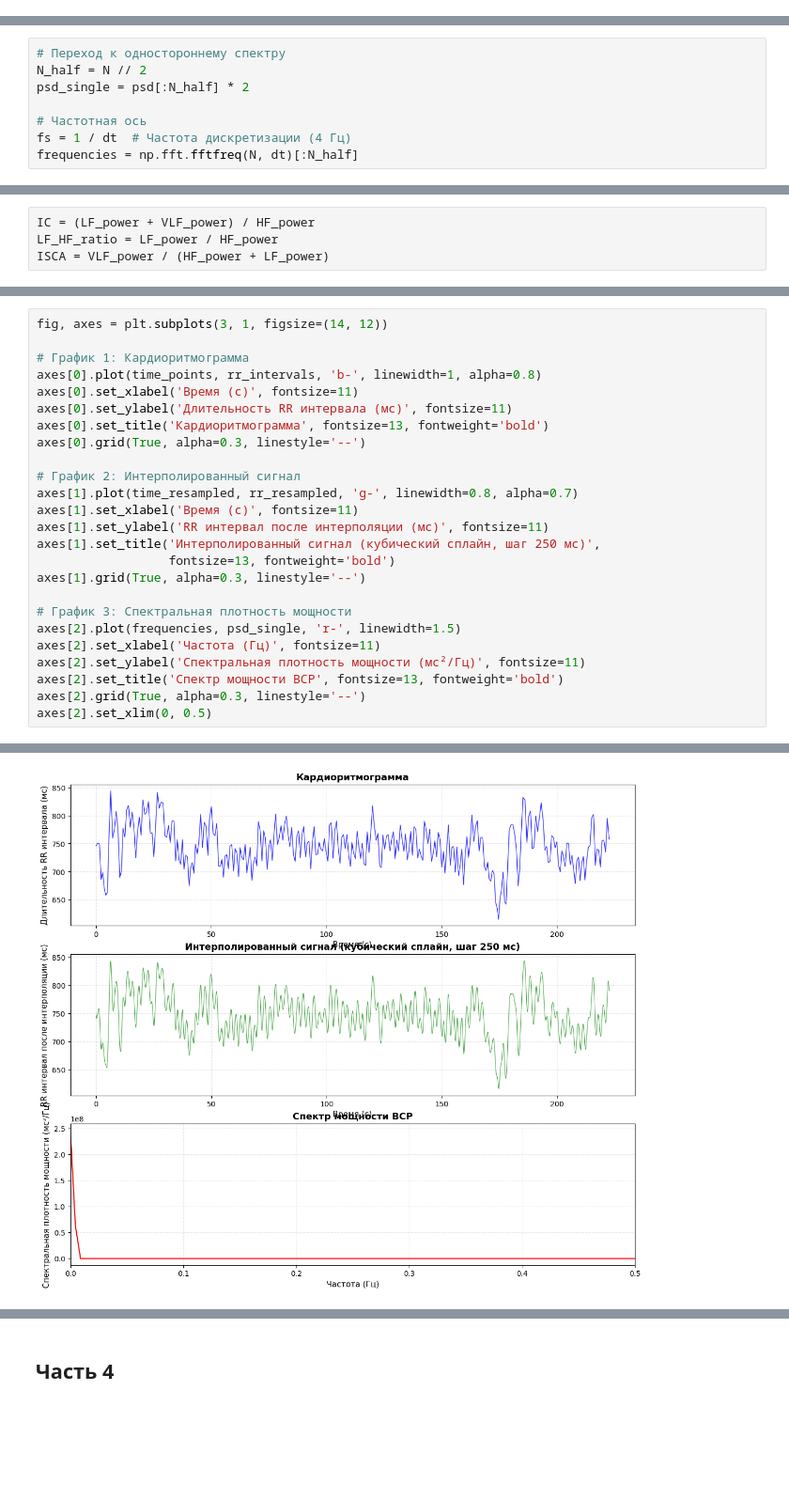
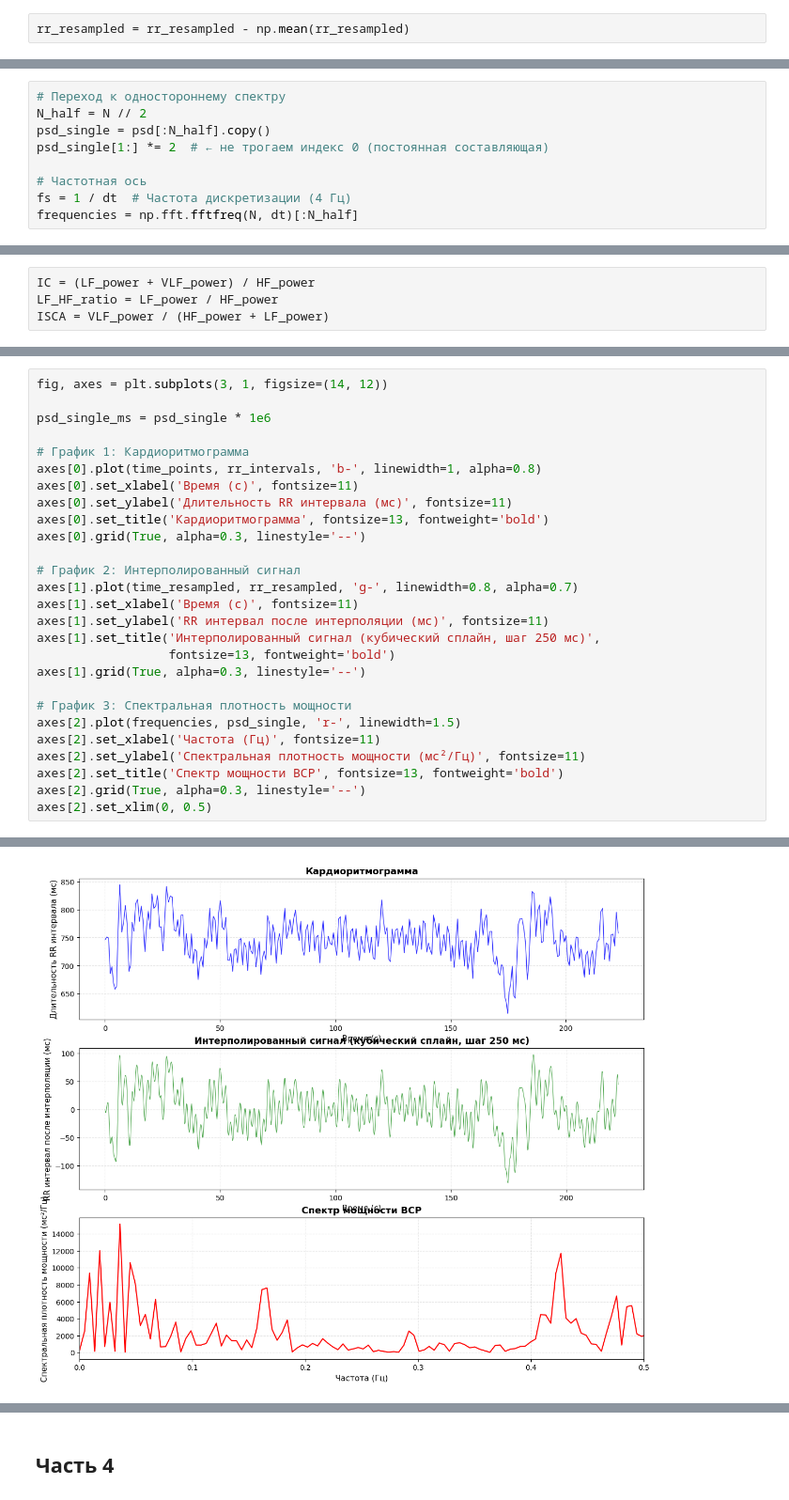
Before and after one commit to RizoBoy/FSCH, a Jupyter notebook: lab1/lab01.ipynb, the cells around one changed output, grey strips where cells are left out. Shown at 94% size. Cells and saved outputs as stored; diff of their text form; blank space fills up the shorter version.

```diff
--- a/lab1/lab01.ipynb
+++ b/lab1/lab01.ipynb
@@ -260,4 +260,6 @@ N = len(rr_resampled)
 print(f"Количество точек после интерполяции: {N}")
 # %% [output]
 Количество точек после интерполяции: 891
+# %%
+rr_resampled = rr_resampled - np.mean(rr_resampled)
 # %%
@@ -271,7 +275,8 @@ psd = (fft_magnitude ** 2) / N
 # %%
 # Переход к одностороннему спектру
 N_half = N // 2
-psd_single = psd[:N_half] * 2
+psd_single = psd[:N_half].copy()
+psd_single[1:] *= 2  # ← не трогаем индекс 0 (постоянная составляющая)
 
 # Частотная ось
 fs = 1 / dt  # Частота дискретизации (4 Гц)
@@ -350,28 +354,30 @@ print(f"  Индекс подкорковых центров (ISCA):       {ISCA
 # %%
 fig, axes = plt.subplots(3, 1, figsize=(14, 12))
+
+psd_single_ms = psd_single * 1e6
 
 # График 1: Кардиоритмограмма
 axes[0].plot(time_points, rr_intervals, 'b-', linewidth=1, alpha=0.8)
 axes[0].set_xlabel('Время (с)', fontsize=11)
 axes[0].set_ylabel('Длительность RR интервала (мс)', fontsize=11)
 axes[0].set_title('Кардиоритмограмма', fontsize=13, fontweight='bold')
 axes[0].grid(True, alpha=0.3, linestyle='--')
 
 # График 2: Интерполированный сигнал
 axes[1].plot(time_resampled, rr_resampled, 'g-', linewidth=0.8, alpha=0.7)
 axes[1].set_xlabel('Время (с)', fontsize=11)
 axes[1].set_ylabel('RR интервал после интерполяции (мс)', fontsize=11)
 axes[1].set_title('Интерполированный сигнал (кубический сплайн, шаг 250 мс)',
                   fontsize=13, fontweight='bold')
 axes[1].grid(True, alpha=0.3, linestyle='--')
 
 # График 3: Спектральная плотность мощности
 axes[2].plot(frequencies, psd_single, 'r-', linewidth=1.5)
 axes[2].set_xlabel('Частота (Гц)', fontsize=11)
 axes[2].set_ylabel('Спектральная плотность мощности (мс²/Гц)', fontsize=11)
 axes[2].set_title('Спектр мощности ВСР', fontsize=13, fontweight='bold')
 axes[2].grid(True, alpha=0.3, linestyle='--')
 axes[2].set_xlim(0, 0.5)
 # %% [output]
 (0.0, 0.5)
-[figure, old version]
+[figure, new version]
```
Also changed, not shown: parts of 8 cells of this notebook, 1 other file.
